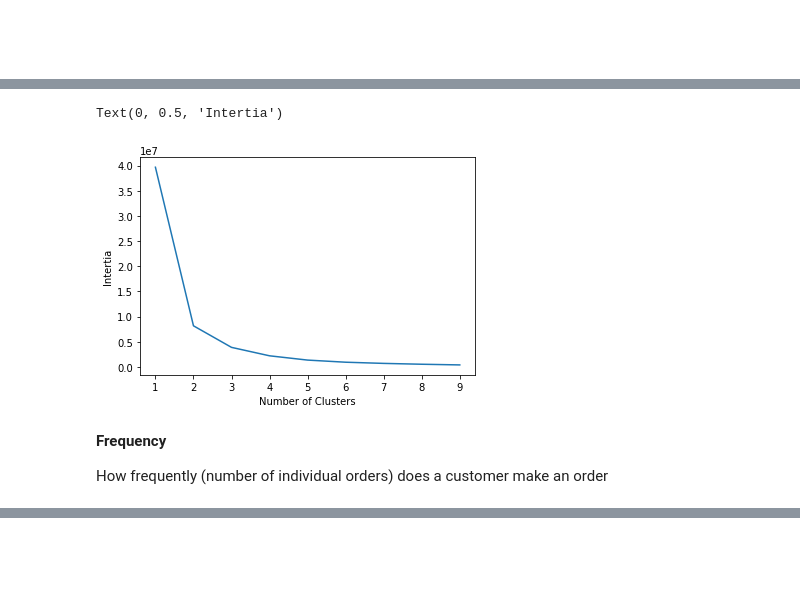
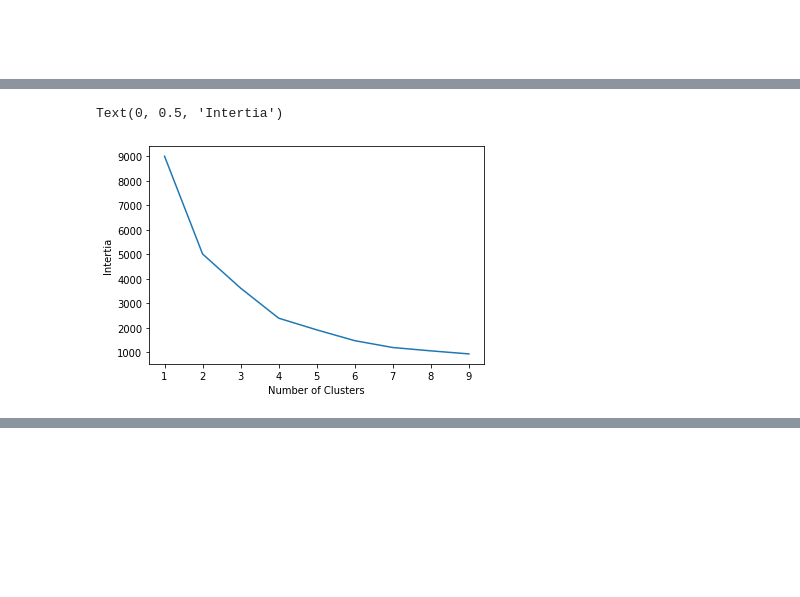
Before and after one commit to W-Tran/Online-Retail, a Jupyter notebook: online_retail.ipynb, the cells around one changed output, grey strips where cells are left out. Saved outputs shown, nothing was run; the diff lists cells and outputs as text; code cells hidden in the pictures; blank space fills up the shorter version.

```diff
--- a/online_retail.ipynb
+++ b/online_retail.ipynb
@@ -906,15 +931,19 @@ customers['Recency'] = (customers['MaxPurchaseDate'].max() - customers['MaxPurch
 # %%
 from sklearn.cluster import KMeans
+from sklearn.preprocessing import StandardScaler
 
 sse=[]
+ss = StandardScaler()
+rfm_scaled = ss.fit_transform(summary_cal_holdout[['recency_cal', 'frequency_cal', 'monetary_value_cal']])
 
+# Select the best number of clusters using the Elbow method
 for k in range(1,10):
-    kmeans = KMeans(n_clusters=k, n_init=100).fit(customers.Recency.values.reshape(-1,1))
+    kmeans = KMeans(n_clusters=k, n_init=100).fit(rfm_scaled)
     sse.append(kmeans.inertia_)
 import matplotlib.pyplot as plt
 plt.plot(list(range(1,10)), sse)
 plt.xlabel("Number of Clusters")
 plt.ylabel("Intertia")
 # %% [output]
 Text(0, 0.5, 'Intertia')
-[figure, old version]
+[figure, new version]
@@ -936,4 +965,0 @@ customers['RecencyCluster'].replace(cluster_remap, inplace=True)
-# %% [markdown]
-**Frequency**
-
-How frequently (number of individual orders) does a customer make an order
```
Also changed, not shown: parts of 56 cells of this notebook.
